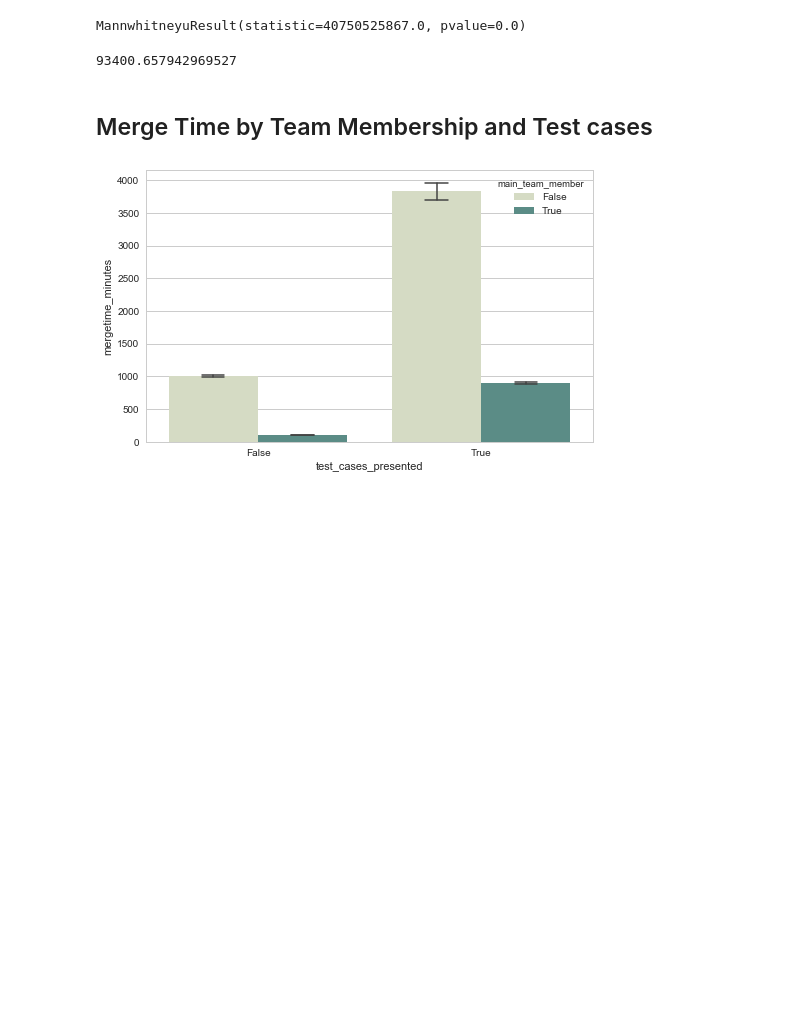
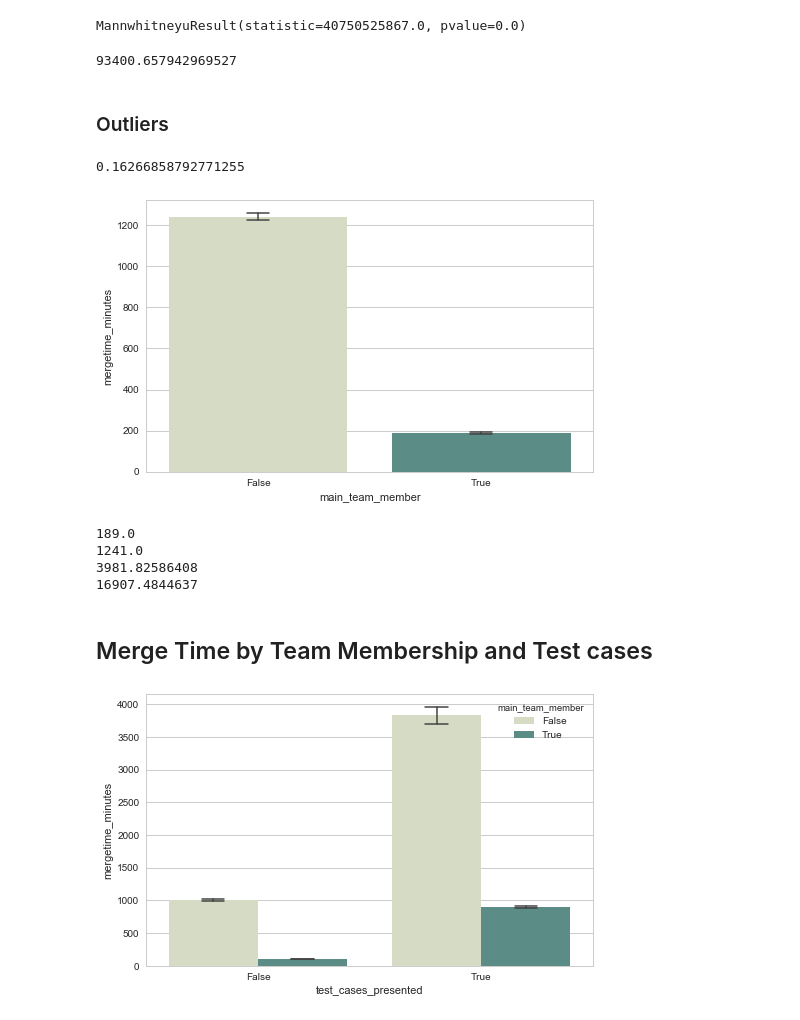
Before and after one commit to jjhartmann/pullreqs, a Jupyter notebook: AnalysisPandasNewData.ipynb, the cells around one changed output. Saved outputs shown, nothing was run; the diff lists cells and outputs as text; code cells hidden in the pictures; blank space fills up the shorter version.

Commit message:
Update analysis

```diff
--- a/AnalysisPandasNewData.ipynb
+++ b/AnalysisPandasNewData.ipynb
@@ -569,6 +610,36 @@ data=alldata[alldata.merged == True]
 data[data.main_team_member == False].mergetime_minutes.std()
 # %% [output]
 93400.657942969527
+# %% [markdown]
+### Outliers
+# %%
+totalDataPointsBefore  = alldata['main_team_member'].count()
+data_no_outliers = analysis_util.remove_outliers(alldata, "mergetime_minutes", ["main_team_member"])
+totalDataPointsAfter = data_no_outliers['main_team_member'].count()
+# %%
+1 - totalDataPointsAfter/totalDataPointsBefore
+# %% [output]
+0.16266858792771255
+# %%
+data=data_no_outliers[data_no_outliers.merged == True]
+sns.set_style("whitegrid")
+plt.figure(figsize=(8, 5))
+ax = sns.barplot(x="main_team_member", y="mergetime_minutes", #hue="main_team_member", #col="isOccluded",
+                   data=data, dodge=True, estimator=np.median,
+                   capsize=.1, errwidth=1.5, palette=sns.cubehelix_palette(3, start=0.5, rot=-.75))
+# %% [output]
+[figure, added]
+# %%
+data=data_no_outliers[data_no_outliers.merged == True]
+print(data.query("main_team_member == True").mergetime_minutes.median())
+print(data.query("main_team_member == False").mergetime_minutes.median())
+print(data.query("main_team_member == True").mergetime_minutes.mean())
+print(data.query("main_team_member == False").mergetime_minutes.mean())
+# %% [output]
+189.0
+1241.0
+3981.82586408
+16907.4844637
 # %% [markdown]
 ## Merge Time by Team Membership and Test cases
 # %%
```
Also changed, not shown: parts of 27 cells of this notebook, 8 other files.
